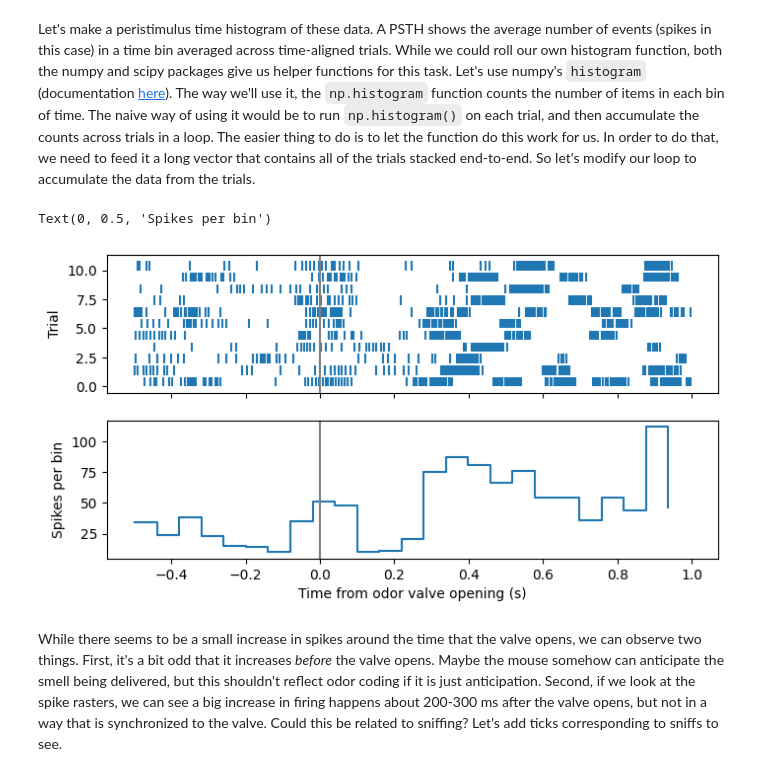
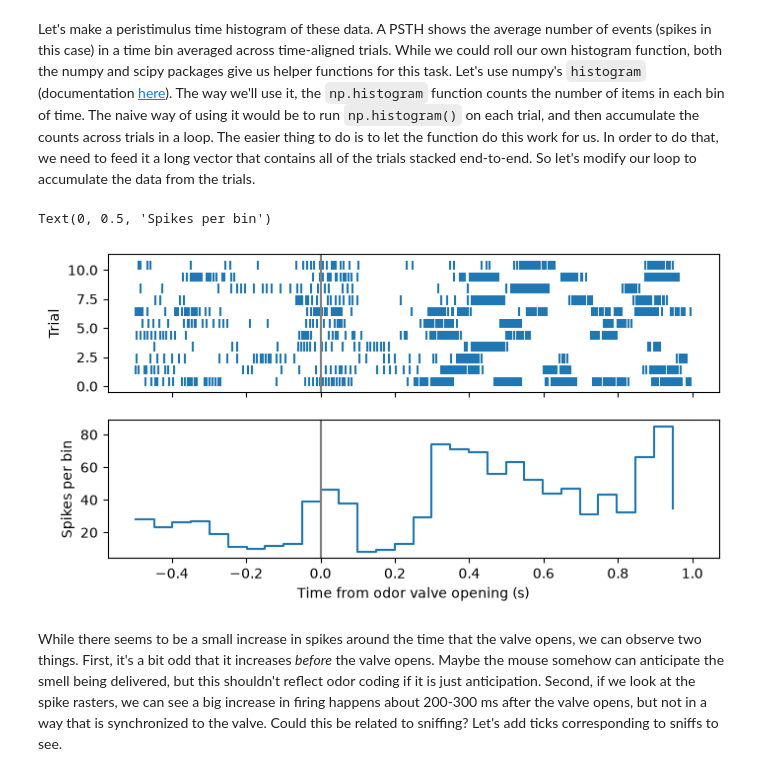
Before and after one commit to jesusmoncayo353/elec380, a Jupyter notebook: HW2/HW2_notebook.ipynb, the cells around one changed output. Saved outputs shown, nothing was run; the diff lists cells and outputs as text; code cells hidden in the pictures.

```diff
--- a/HW2/HW2_notebook.ipynb
+++ b/HW2/HW2_notebook.ipynb
@@ -80,29 +83,29 @@ Let's make a peristimulus time histogram of these data. A PSTH shows the average
 # %%
 odor = 12
 neuron = 24
 
 fig, ax = plt.subplots(2,1, figsize=(8,4), sharex=True) # note that now ax is a vector of size 2
 
 all_relative_spikes = [] # we'll use this to accumuluate
 
 for trial, ovt in enumerate(odor_valve_times[odor]): # "enumerate" takes a list and returns (index, item) for each item in the list
   relative_spikes = find_nearby_spikes(spike_times[neuron], ovt)
   all_relative_spikes.append(relative_spikes)
   plot_ticks(relative_spikes, trial, ax=ax[0]) # we'll use the trial number as our y-location, so the first trial is at the bottom
 ax[0].axvline(0, color='gray')
 ax[0].set_ylabel('Trial')
 
 all_relative_spikes = np.hstack(all_relative_spikes) # convert a list of numpy arrays by stacking them end to end
-hist, edges = np.histogram(all_relative_spikes,25) # calculate a histogram of our spiking data
+hist, edges = np.histogram(all_relative_spikes,30) # calculate a histogram of our spiking data
 ax[1].step(edges[:-1], hist, where='post') # plot it on the second axis, using the left end of the bin as the edges of steps. use where='post' to make values apply until right bin edge.
 ax[1].axvline(0, color='gray')
 
 
 ax[1].set_xlabel('Time from odor valve opening (s)')
 ax[1].set_ylabel('Spikes per bin')
 # %% [output]
 Text(0, 0.5, 'Spikes per bin')
-[figure, old version]
+[figure, new version]
 # %% [markdown]
 While there seems to be a small increase in spikes around the time that the valve opens, we can observe two things. First, it's a bit odd that it increases _before_ the valve opens. Maybe the mouse somehow can anticipate the smell being delivered, but this shouldn't reflect odor coding if it is just anticipation. Second, if we look at the spike rasters, we can see a big increase in firing happens about 200-300 ms after the valve opens, but not in a way that is synchronized to the valve. Could this be related to sniffing? Let's add ticks corresponding to sniffs to see.
 # %%
```
Also changed, not shown: parts of 15 cells of this notebook, 2 other files.
